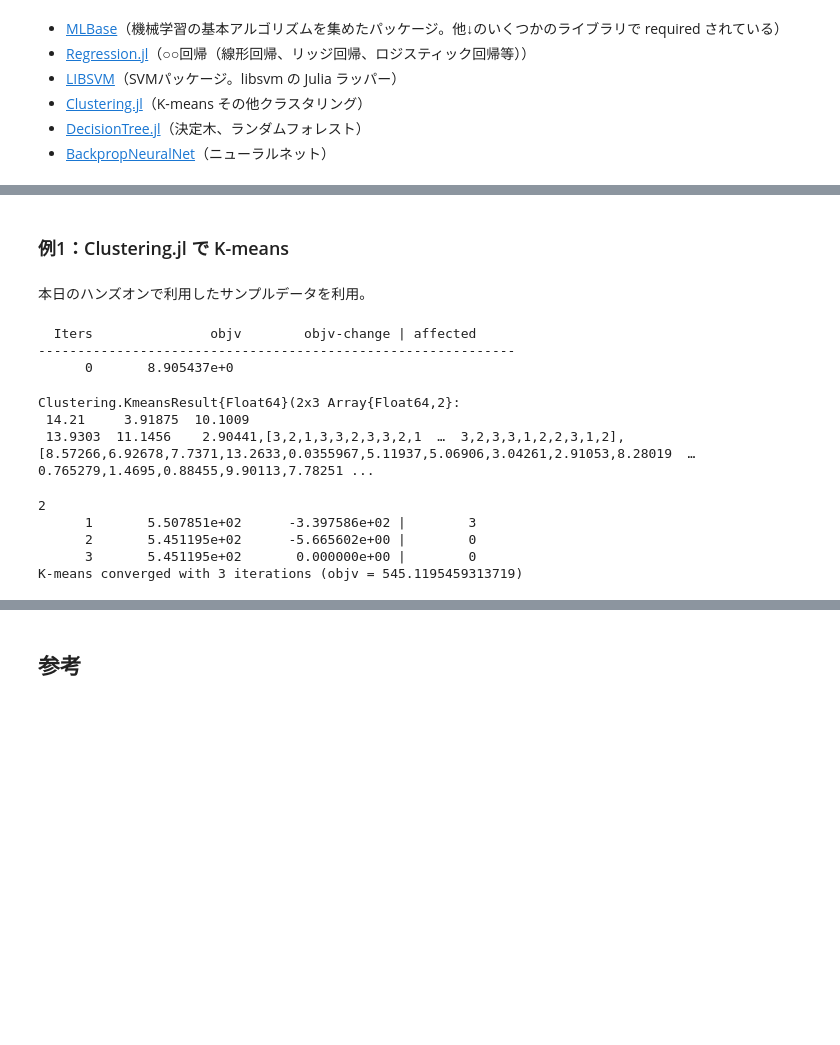
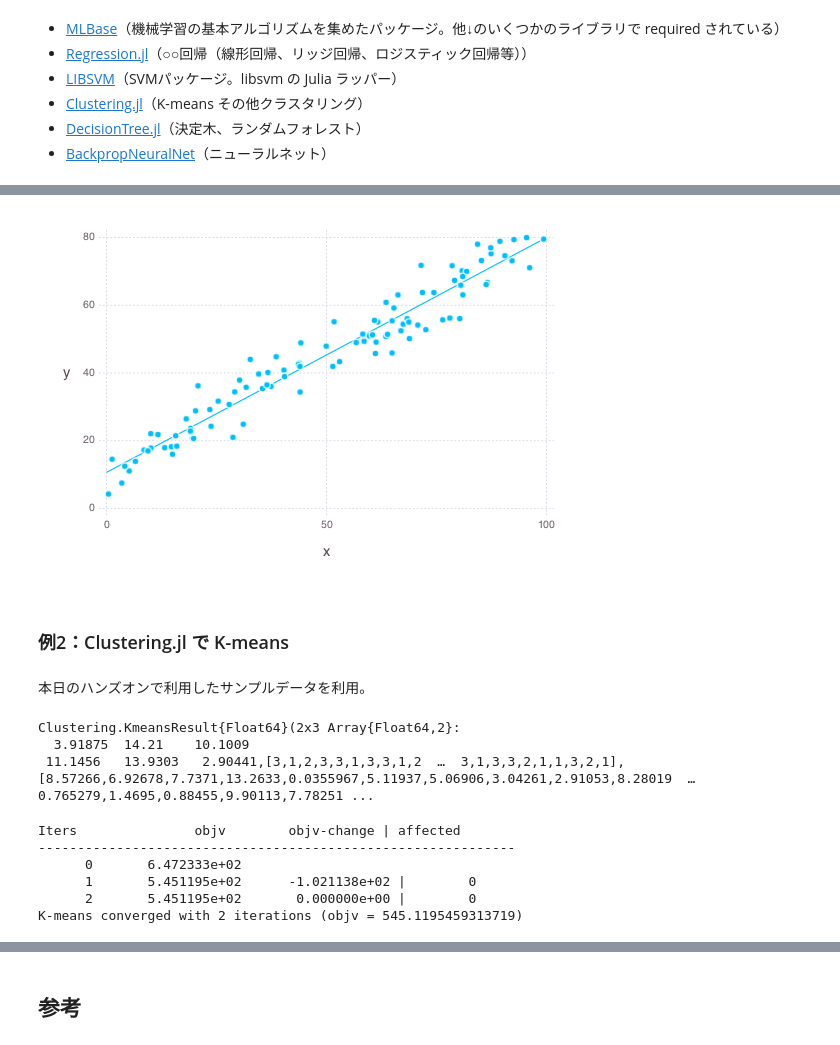
Before and after one commit to antimon2/MLNGY_201511, a Jupyter notebook: AboutJulia.ipynb, the cells around one changed output, grey strips where cells are left out. Saved outputs shown, nothing was run; the diff lists cells and outputs as text; code cells hidden in the pictures; blank space fills up the shorter version.

```diff
--- a/AboutJulia.ipynb
+++ b/AboutJulia.ipynb
@@ -240,5 +283,14 @@ Plot(...)
+# %%
+# 例1-2: llsq で求解
+θ2 = llsq(X, y)
+
+x_linspace = linspace(0,100)
+f(x) = θ2[1] .+ x .* θ2[2]
+plot(layer(x=x, y=y, Geom.point), layer(x=x_linspace, y=f(x_linspace), Geom.line))
+# %% [output]
+[figure, added]
 # %% [markdown]
-### 例1：Clustering.jl で K-means
+### 例2：Clustering.jl で K-means
 # %% [markdown]
 本日のハンズオンで利用したサンプルデータを利用。
 # %%
@@ -246,20 +298,21 @@ Plot(...)
 # Pkg.add("Clustering")
 using Clustering
 # %%
-# 学習（X, K は先ほど利用したデータ）
+# 学習（data は先ほど読み込んだデータ）
+X = data
+K = 3
+
 model = kmeans(X', K; maxiter=10, display=:iter)
 # %% [output]
-  Iters               objv        objv-change | affected
--------------------------------------------------------------
-      0       8.905437e+0
+Clustering.KmeansResult{Float64}(2x3 Array{Float64,2}:
+  3.91875  14.21    10.1009
+ 11.1456   13.9303   2.90441,[3,1,2,3,3,1,3,3,1,2  …  3,1,3,3,2,1,1,3,2,1],[8.57266,6.92678,7.7371,13.2633,0.0355967,5.11937,5.06906,3.04261,2.91053,8.28019  …  0.765279,1.4695,0.88455,9.90113,7.78251 ...
-Clustering.KmeansResult{Float64}(2x3 Array{Float64,2}:
- 14.21     3.91875  10.1009
- 13.9303  11.1456    2.90441,[3,2,1,3,3,2,3,3,2,1  …  3,2,3,3,1,2,2,3,1,2],[8.57266,6.92678,7.7371,13.2633,0.0355967,5.11937,5.06906,3.04261,2.91053,8.28019  …  0.765279,1.4695,0.88455,9.90113,7.78251 ...
+Iters               objv        objv-change | affected
+-------------------------------------------------------------
+      0       6.472333e+02
+      1       5.451195e+02      -1.021138e+02 |        0
+      2       5.451195e+02       0.000000e+00 |        0
+K-means converged with 2 iterations (objv = 545.1195459313719)
-2
-      1       5.507851e+02      -3.397586e+02 |        3
-      2       5.451195e+02      -5.665602e+00 |        0
-      3       5.451195e+02       0.000000e+00 |        0
-K-means converged with 3 iterations (objv = 545.1195459313719)
 # %%
 # 結果確認（dispResult 関数は先ほど定義したもの（Clustering パッケージには含まれません））
 dispResult(X, model.assignments)
```
Also changed, not shown: parts of 13 cells of this notebook, 1 other file.
